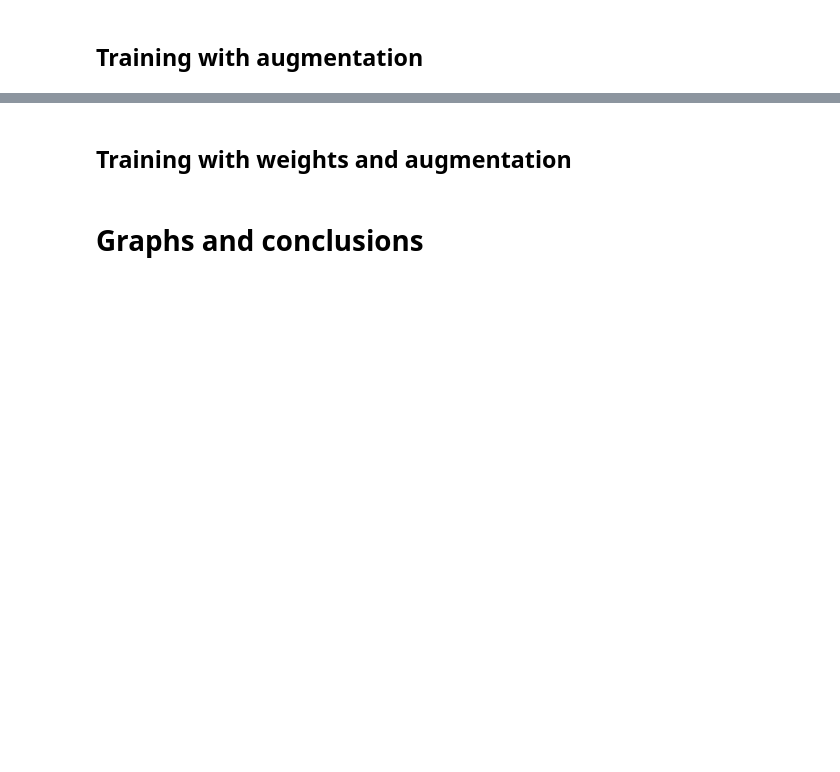
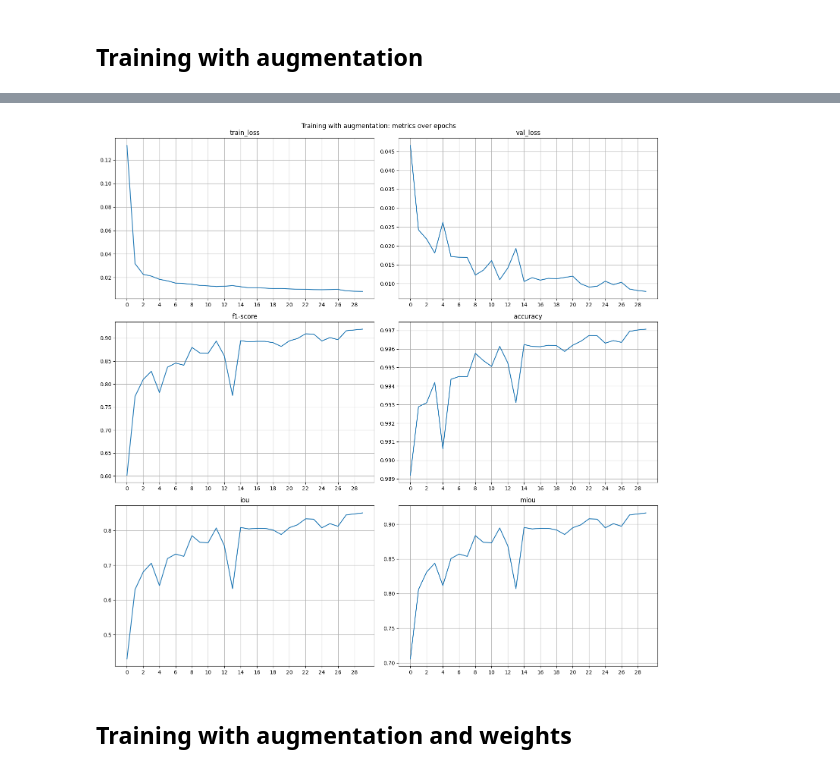
Before and after one commit to timpdotd/BDAPPV-SemanticSegmentation, a Jupyter notebook: google_semantic_segmentation_1950722.ipynb, the cells around one changed output, grey strips where cells are left out. Drawn from its saved outputs; the diff is of its cells as text; code cells hidden in the pictures; blank space fills up the shorter version.

```diff
--- a/google_semantic_segmentation_1950722.ipynb
+++ b/google_semantic_segmentation_1950722.ipynb
@@ -1021,4 +1508,57 @@ test_loader = DataLoader(test_set, batch_size=BATCH_SIZE, num_workers=NUM_WORKER
+# %%
+checkpoint_path = '/content/drive/MyDrive/tesi/google_semantic_segmentation/checkpoints/saved_models/train_augmented/train_augmented_epoch_29.pt'
+
+checkpoint = torch.load(checkpoint_path, map_location=torch.device('cpu'))
+checkpoint_dict = {
+    'checkpoint_path': checkpoint_path,
+    'train_loss': checkpoint['train_loss'],
+    'val_loss': checkpoint['other_loss'],
+    'f1-score': checkpoint['f1-score'],
+    'accuracy': checkpoint['accuracy'],
+    'iou': checkpoint['iou'],
+    'miou': checkpoint['miou'],
+    'lr': checkpoint['lr']
+}
+
+plot_name = "training_augmented_performance.png"
+plot_path = os.path.join(CHART_DIR, plot_name)
+
+if os.path.exists(plot_path):
+    loaded_plot = plt.imread(plot_path)
+    plt.figure(figsize=(20, 20))
+    plt.imshow(loaded_plot)
+    plt.axis('off')
+    plt.show()
+else:
+    num_rows = 3
+    num_cols = 2
+
+    fig, axes = plt.subplots(num_rows, num_cols, figsize=(15, 15))
+    axes = axes.flatten()
+
+    metrics = [key for key in checkpoint_dict.keys() if key not in ['lr', 'checkpoint_path']]
+
+    # Loop over each metric and plot it with each learning rate
+    for i, metric in enumerate(metrics):
+
+        metric_data = checkpoint_dict[metric]
+        epochs = range(len(metric_data))
+        axes[i].plot(epochs, metric_data)
+
+        # Set integer ticks for x-axis
+        axes[i].xaxis.set_major_locator(plt.MaxNLocator(integer=True))
+        axes[i].set_xticks(np.arange(0, NUM_EPOCHS, step=2))  # Set x-axis ticks with a step of 2
+        axes[i].set_title(metric)
+
+        axes[i].grid(True)
+
+    for j in range(len(metrics), num_rows * num_cols):
+        axes[j].axis('off')
+    fig.suptitle('Training with augmentation: metrics over epochs')
+    plt.tight_layout()
+    plt.savefig(plot_path, dpi=300)
+    plt.show()
+# %% [output]
+[figure, added]
 # %% [markdown]
-## Training with weights and augmentation
+## Training with augmentation and weights
-# %% [markdown]
-# Graphs and conclusions
```
Also changed, not shown: parts of 32 cells of this notebook.
